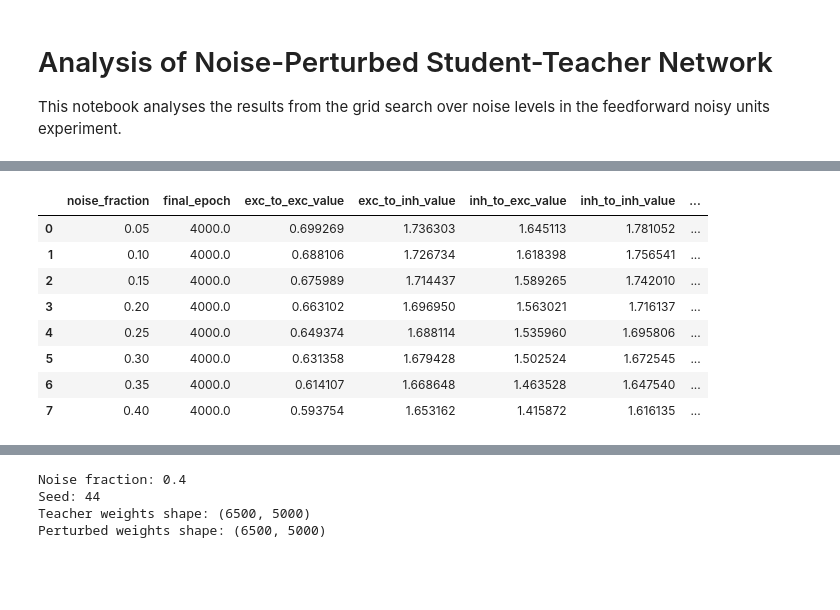
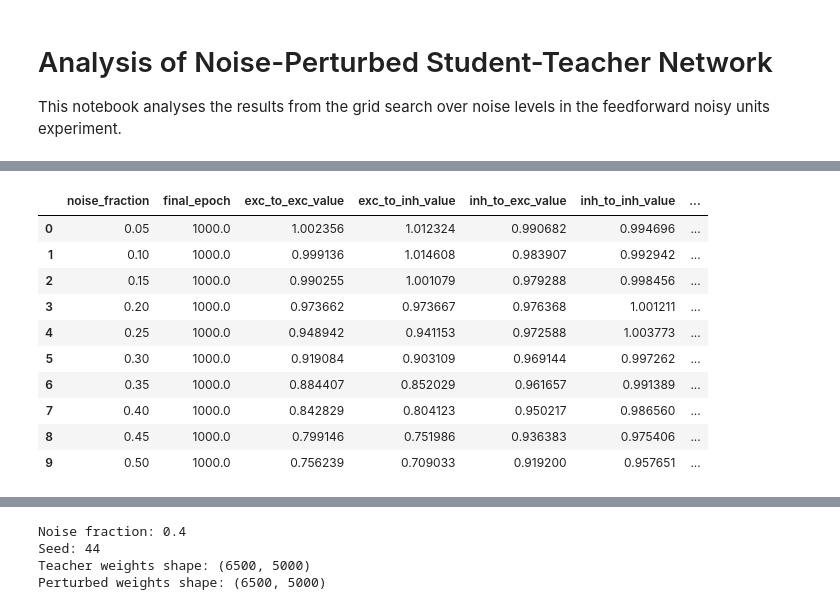
Before and after one commit to rory-bedford/connectome-snns, a Jupyter notebook: notebooks/analyse_noisy_student_teacher.ipynb, the cells around one changed output, grey strips where cells are left out. Drawn from its saved outputs; the diff is of its cells as text; code cells hidden in the pictures; blank space fills up the shorter version.

```diff
--- a/notebooks/analyse_noisy_student_teacher.ipynb
+++ b/notebooks/analyse_noisy_student_teacher.ipynb
@@ -14,7 +14,7 @@ plt.rcParams["figure.dpi"] = 100
 # %%
 # Path to grid search results
 grid_search_dir = Path(
-    "/tungstenfs/scratch/gzenke/bedfrory/dp-simulations/activity-fitting/feedforward-noisy-units"
+    "/tungstenfs/scratch/gzenke/bedfrory/dp-simulations/noisy-weights/varying-noise"
 )
 
 # Find all run directories
@@ -22,7 +22,7 @@ run_dirs = sorted(
     [
         d
         for d in grid_search_dir.iterdir()
-        if d.is_dir() and d.name.startswith("noise-fraction-")
+        if d.is_dir() and d.name.startswith("noise-")
     ]
 )
 print(f"Found {len(run_dirs)} runs:")
@@ -45,8 +45,8 @@ Found 10 runs:
 results = []
 
 for run_dir in run_dirs:
-    # Extract noise fraction from directory name
-    match = re.search(r"noise-fraction-([\d.]+)", run_dir.name)
+    # Extract noise fraction from directory name (now "noise-X" format)
+    match = re.search(r"noise-([\d.]+)", run_dir.name)
     if match:
         noise_fraction = float(match.group(1))
     else:
@@ -63,48 +63,32 @@ for run_dir in run_dirs:
     # Get final row (last epoch)
     final_row = df.iloc[-1]
 
+    # New flattened column names: scaling_factors/X_value instead of scaling_factors/X/value
     results.append(
         {
             "noise_fraction": noise_fraction,
             "final_epoch": final_row["epoch"],
-            # Scaling factors - learned values
-            "exc_to_exc_value": final_row[
-                "scaling_factors/excitatory_to_excitatory/value"
-            ],
-            "exc_to_inh_value": final_row[
-                "scaling_factors/excitatory_to_inhibitory/value"
-            ],
-            "inh_to_exc_value": final_row[
-                "scaling_factors/inhibitory_to_excitatory/value"
-            ],
-            "inh_to_inh_value": final_row[
-                "scaling_factors/inhibitory_to_inhibitory/value"
-            ],
-            "mitral_to_exc_value": final_row[
-                "scaling_factors/mitral_to_excitatory/value"
-            ],
-            "mitral_to_inh_value": final_row[
-                "scaling_factors/mitral_to_inhibitory/value"
-            ],
-            # Scaling factors - targets
-            "exc_to_exc_target": final_row[
-                "scaling_factors/excitatory_to_excitatory/target"
-            ],
-            "exc_to_inh_target": final_row[
-                "scaling_factors/excitatory_to_inhibitory/target"
-            ],
-            "inh_to_exc_target": final_row[
-                "scaling_factors/inhibitory_to_excitatory/target"
-            ],
-            "inh_to_inh_target": final_row[
-                "scaling_factors/inhibitory_to_inhibitory/target"
-            ],
-            "mitral_to_exc_target": final_row[
-                "scaling_factors/mitral_to_excitatory/target"
-            ],
-            "mitral_to_inh_target": final_row[
-                "scaling_factors/mitral_to_inhibitory/target"
-            ],
+            # Scaling factors - learned values (normalized so target=1)
+            "exc_to_exc_value": final_row["scaling_factors/excitatory_to_excitatory_value"],
+            "exc_to_inh_value": final_row["scaling_factors/excitatory_to_inhibitory_value"],
+            "inh_to_exc_value": final_row["scaling_factors/inhibitory_to_excitatory_value"],
+            "inh_to_inh_value": final_row["scaling_factors/inhibitory_to_inhibitory_value"],
+            "mitral_to_exc_value": final_row["scaling_factors/mitral_to_excitatory_value"],
+            "mitral_to_inh_value": final_row["scaling_factors/mitral_to_inhibitory_value"],
+            # Scaling factors - targets (should all be 1.0 now)
+            "exc_to_exc_target": final_row["scaling_factors/excitatory_to_excitatory_target"],
+            "exc_to_inh_target": final_row["scaling_factors/excitatory_to_inhibitory_target"],
+            "inh_to_exc_target": final_row["scaling_factors/inhibitory_to_excitatory_target"],
+            "inh_to_inh_target": final_row["scaling_factors/inhibitory_to_inhibitory_target"],
+            "mitral_to_exc_target": final_row["scaling_factors/mitral_to_excitatory_target"],
+            "mitral_to_inh_target": final_row["scaling_factors/mitral_to_inhibitory_target"],
+            # Firing rates - student and teacher
+            "student_firing_rate_mean": final_row["firing_rate/student_mean"],
+            "student_firing_rate_exc": final_row["firing_rate/student_excitatory_mean"],
+            "student_firing_rate_inh": final_row["firing_rate/student_inhibitory_mean"],
+            "teacher_firing_rate_mean": final_row["firing_rate/teacher_mean"],
+            "teacher_firing_rate_exc": final_row["firing_rate/teacher_excitatory_mean"],
+            "teacher_firing_rate_inh": final_row["firing_rate/teacher_inhibitory_mean"],
             # Loss
             "final_loss": final_row["total_loss"],
         }
@@ -121,9 +102,11 @@ Loaded results from 8 runs
 |  | noise_fraction | final_epoch | exc_to_exc_value | exc_to_inh_value | inh_to_exc_value | inh_to_inh_value | ... |
-| 0 | 0.05 | 4000.0 | 0.699269 | 1.736303 | 1.645113 | 1.781052 | ... |
-| 1 | 0.10 | 4000.0 | 0.688106 | 1.726734 | 1.618398 | 1.756541 | ... |
-| 2 | 0.15 | 4000.0 | 0.675989 | 1.714437 | 1.589265 | 1.742010 | ... |
-| 3 | 0.20 | 4000.0 | 0.663102 | 1.696950 | 1.563021 | 1.716137 | ... |
-| 4 | 0.25 | 4000.0 | 0.649374 | 1.688114 | 1.535960 | 1.695806 | ... |
-| 5 | 0.30 | 4000.0 | 0.631358 | 1.679428 | 1.502524 | 1.672545 | ... |
-| 6 | 0.35 | 4000.0 | 0.614107 | 1.668648 | 1.463528 | 1.647540 | ... |
-| 7 | 0.40 | 4000.0 | 0.593754 | 1.653162 | 1.415872 | 1.616135 | ... |
+| 0 | 0.05 | 1000.0 | 1.002356 | 1.012324 | 0.990682 | 0.994696 | ... |
+| 1 | 0.10 | 1000.0 | 0.999136 | 1.014608 | 0.983907 | 0.992942 | ... |
+| 2 | 0.15 | 1000.0 | 0.990255 | 1.001079 | 0.979288 | 0.998456 | ... |
+| 3 | 0.20 | 1000.0 | 0.973662 | 0.973667 | 0.976368 | 1.001211 | ... |
+| 4 | 0.25 | 1000.0 | 0.948942 | 0.941153 | 0.972588 | 1.003773 | ... |
+| 5 | 0.30 | 1000.0 | 0.919084 | 0.903109 | 0.969144 | 0.997262 | ... |
+| 6 | 0.35 | 1000.0 | 0.884407 | 0.852029 | 0.961657 | 0.991389 | ... |
+| 7 | 0.40 | 1000.0 | 0.842829 | 0.804123 | 0.950217 | 0.986560 | ... |
+| 8 | 0.45 | 1000.0 | 0.799146 | 0.751986 | 0.936383 | 0.975406 | ... |
+| 9 | 0.50 | 1000.0 | 0.756239 | 0.709033 | 0.919200 | 0.957651 | ... |
```
Also changed, not shown: parts of 27 cells of this notebook, 4 other files.
